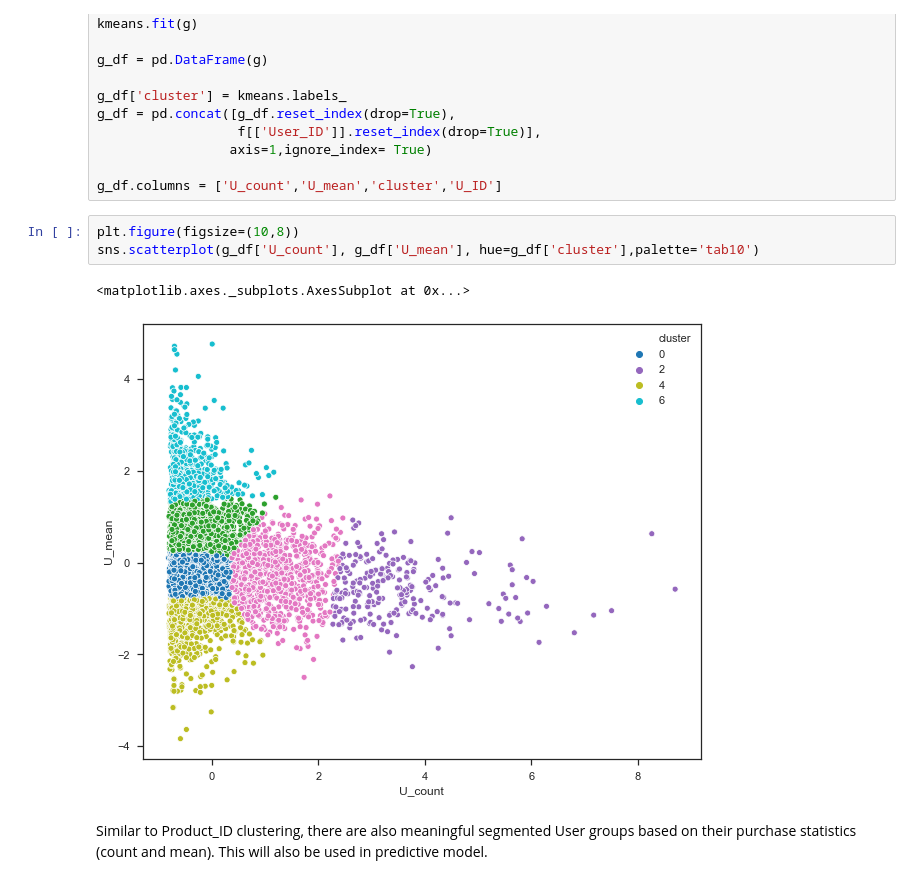
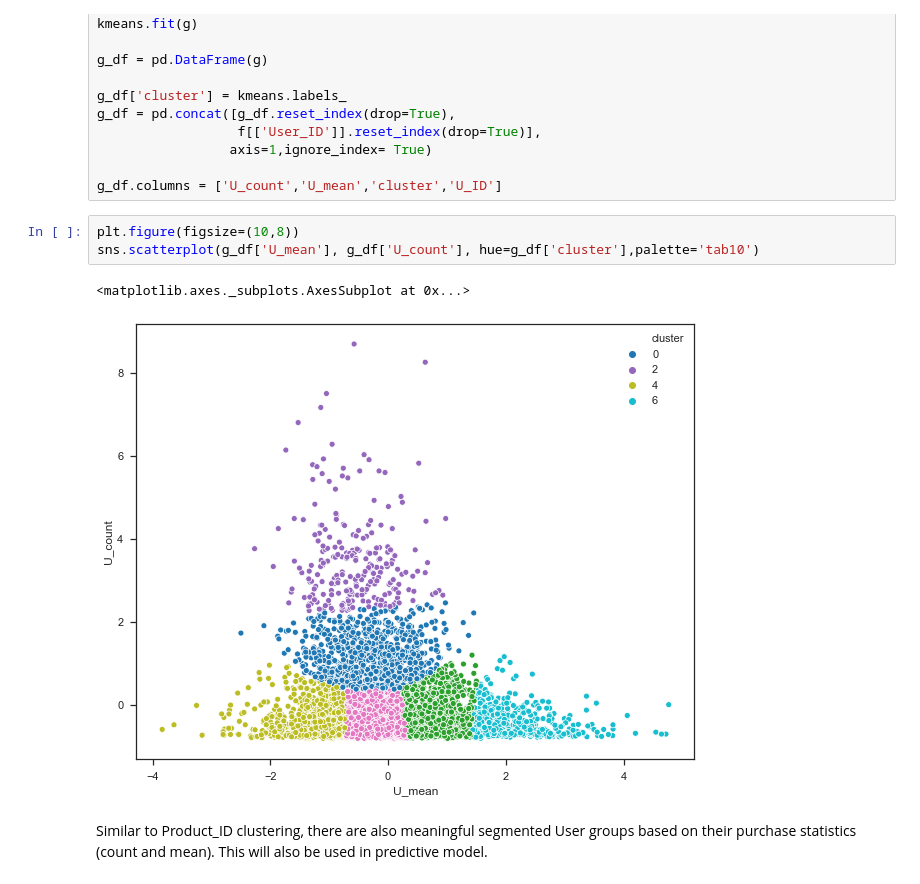
Before and after one commit to loandangnt/black-friday, a Jupyter notebook: black_friday_data_exploration.ipynb, the cells around one changed output. Saved outputs shown, nothing was run; the diff lists cells and outputs as text.

```diff
--- a/black_friday_data_exploration.ipynb
+++ b/black_friday_data_exploration.ipynb
@@ -318,9 +318,9 @@ g_df = pd.concat([g_df.reset_index(drop=True),
 g_df.columns = ['U_count','U_mean','cluster','U_ID']
 # %%
 plt.figure(figsize=(10,8))
-sns.scatterplot(g_df['U_count'], g_df['U_mean'], hue=g_df['cluster'],palette='tab10')
+sns.scatterplot(g_df['U_mean'], g_df['U_count'], hue=g_df['cluster'],palette='tab10')
 # %% [output]
 <matplotlib.axes._subplots.AxesSubplot at 0x...>
-[figure, old version]
+[figure, new version]
 # %% [markdown]
 Similar to Product_ID clustering, there are also meaningful segmented User groups based on their purchase statistics (count and mean). This will also be used in predictive model.
```
